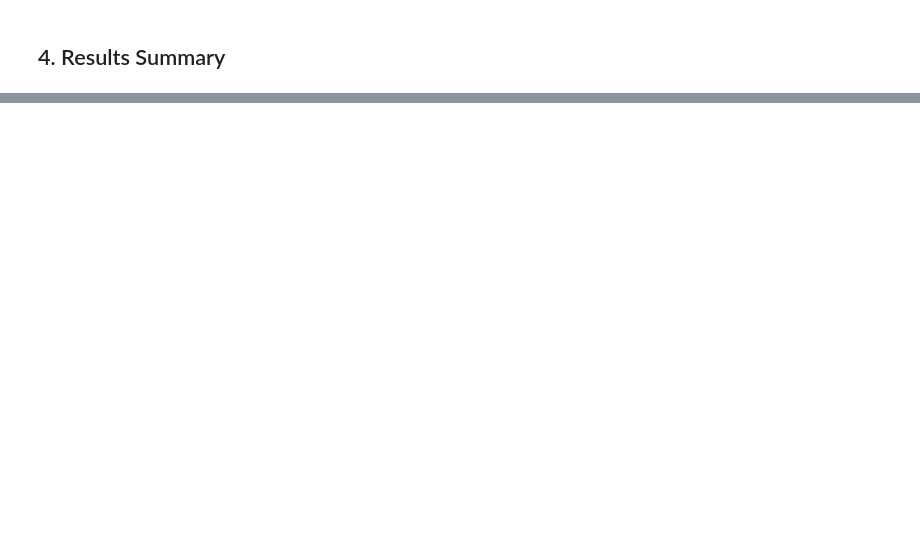
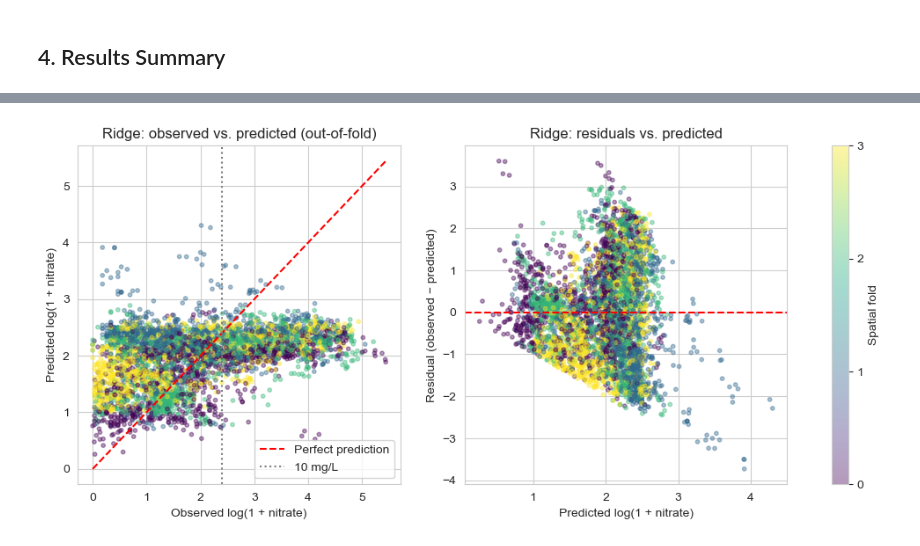
Before and after one commit to Erdos-Projects/fall-2026-infrastructure-placement, a Jupyter notebook: notebooks/models/linear_models.ipynb, the cells around one changed output, grey strips where cells are left out. Saved outputs shown, nothing was run; the diff lists cells and outputs as text; code cells hidden in the pictures; blank space fills up the shorter version.

Commit message:
Add diagnostic plots, results summary and conclusions to linear models

```diff
--- a/notebooks/models/linear_models.ipynb
+++ b/notebooks/models/linear_models.ipynb
@@ -305,0 +327,27 @@ display(classification_results.round(3))
+# %%
+import matplotlib.pyplot as plt
+import seaborn as sns
+sns.set_style("whitegrid")
+
+fold_colors = train_val["fold"].astype(int)
+residuals = y_tv - ridge_oof
+
+fig, axs = plt.subplots(1, 2, figsize=(13, 5))
+sc = axs[0].scatter(y_tv, ridge_oof, c=fold_colors, cmap="viridis", alpha=0.4, s=10)
+lims = [0, y_tv.max()]
+axs[0].plot(lims, lims, "r--", label="Perfect prediction")
+axs[0].axvline(np.log1p(10), color="gray", linestyle=":", label="10 mg/L")
+axs[0].set_xlabel("Observed log(1 + nitrate)")
+axs[0].set_ylabel("Predicted log(1 + nitrate)")
+axs[0].set_title("Ridge: observed vs. predicted (out-of-fold)")
+axs[0].legend()
+
+axs[1].scatter(ridge_oof, residuals, c=fold_colors, cmap="viridis", alpha=0.4, s=10)
+axs[1].axhline(0, color="r", linestyle="--")
+axs[1].set_xlabel("Predicted log(1 + nitrate)")
+axs[1].set_ylabel("Residual (observed − predicted)")
+axs[1].set_title("Ridge: residuals vs. predicted")
+fig.colorbar(sc, ax=axs, label="Spatial fold", ticks=[0, 1, 2, 3])
+plt.show()
+# %% [output]
+[figure, added]
```
Also changed, not shown: parts of 8 cells of this notebook.
